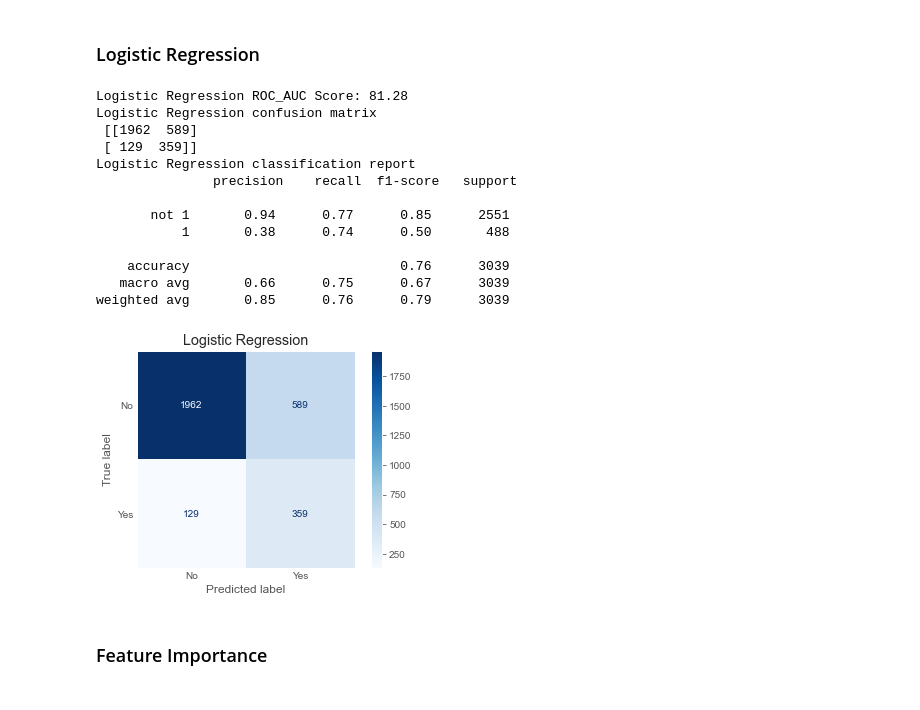
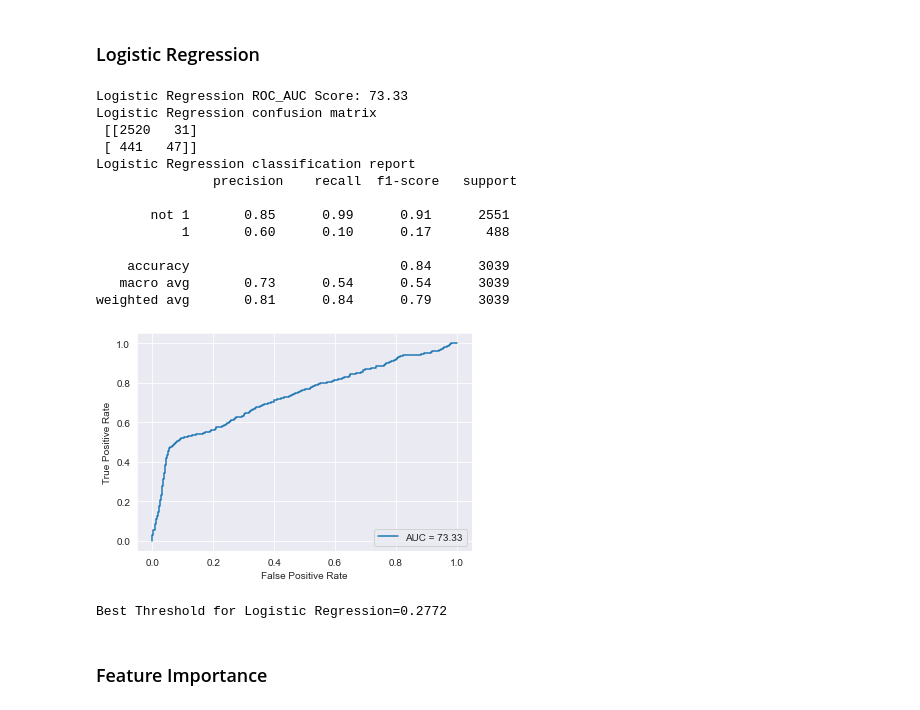
Before and after one commit to shaisid01/Data-Science, a Jupyter notebook: CapstoneProjects/Capstone 2/Notebooks/05_modeling.ipynb, the cells around one changed output. Saved outputs shown, nothing was run; the diff lists cells and outputs as text; code cells hidden in the pictures.

```diff
--- a/CapstoneProjects/Capstone 2/Notebooks/05_modeling.ipynb
+++ b/CapstoneProjects/Capstone 2/Notebooks/05_modeling.ipynb
@@ -659,0 +740,24 @@ y_test = y_test.to_numpy().ravel()
+# %%
+# models listing and fitting
+models = [linear_model.LogisticRegression()]
+
+for model in models :
+            model.fit(X_train,y_train)
+
+
+#Model predition
+model_names = ['Logistic Regression']
+for classifier,classifier_name in zip(models,model_names):
+    prediction=classifier.predict(X_train)
+    print("="*40)
+    print('classifier name: ' + classifier_name)
+    print("="*40)
+    title = "Confusion matrix for test data"
+
+    fpr, tpr, thresholds = metrics.roc_curve(y_train, prediction)
+    optimal_idx = np.argmax(tpr - fpr)
+    threshold=thresholds[optimal_idx]
+    y_scores = classifier.predict(X_test)
+    y_pred_with_threshold = (y_scores >= threshold).astype(int)
+
+print("y_pred_with_threshold",y_pred_with_threshold)
@@ -879,6 +1000,15 @@ evaluation = pd.DataFrame({'Model': [],
                           'Precision':[],
                           'F1':[],
                           'ROC_AUC':[]})
+# %%
+def calc_threshold(tpr,fpr,thresholds,clf_name):
+    idx = np.argmax(tpr - fpr)
+
+    max_thresholds = round(thresholds[idx],4)
+
+    print('Best Threshold for {0}={1}'.format(clf_name,max_thresholds))
+    roc_auc = round(metrics.auc(fpr, tpr),4)
+    return idx,roc_auc
 # %%
 def evaluate_model(estimator, X_test, y_test, name):
     y_pred = estimator.predict(X_test)
@@ -904,26 +1034,34 @@ def evaluate_model(estimator, X_test, y_test, name):
     print(name, "ROC_AUC Score: %.2f" % y_auc)
     print(name, "confusion matrix\n", y_confusion )
     print(name, "classification report\n", y_class_report )
-    make_confusion_matrix(y_test, y_pred,name)
+
+    #plot_roc(y_test,y_pred)
+    metrics.roc_curve(y_test, y_pred)
+    display = metrics.RocCurveDisplay(fpr=fpr, tpr=tpr, roc_auc=y_auc)
+    display.plot()
+    plt.show()
+
+    calc_threshold(tpr,fpr,threshold,name)
 # %% [markdown]
 ### Logistic Regression
 # %%
-evaluate_model(log_best_estimator,X_test.values,y_test, 'Logistic Regression')
+evaluate_model(log_best_estimator,X_test,y_test, 'Logistic Regression')
 # %% [output]
-Logistic Regression ROC_AUC Score: 81.28
+Logistic Regression ROC_AUC Score: 73.33
 Logistic Regression confusion matrix
- [[1962  589]
- [ 129  359]]
+ [[2520   31]
+ [ 441   47]]
 Logistic Regression classification report
                precision    recall  f1-score   support
 
-       not 1       0.94      0.77      0.85      2551
-           1       0.38      0.74      0.50       488
+       not 1       0.85      0.99      0.91      2551
+           1       0.60      0.10      0.17       488
 
-    accuracy                           0.76      3039
-   macro avg       0.66      0.75      0.67      3039
-weighted avg       0.85      0.76      0.79      3039
+    accuracy                           0.84      3039
+   macro avg       0.73      0.54      0.54      3039
+weighted avg       0.81      0.84      0.79      3039
-[figure, old version]
+[figure, new version]
+Best Threshold for Logistic Regression=0.2772
 # %% [markdown]
 ### Feature Importance
 # %%
```
Also changed, not shown: parts of 73 cells of this notebook.
